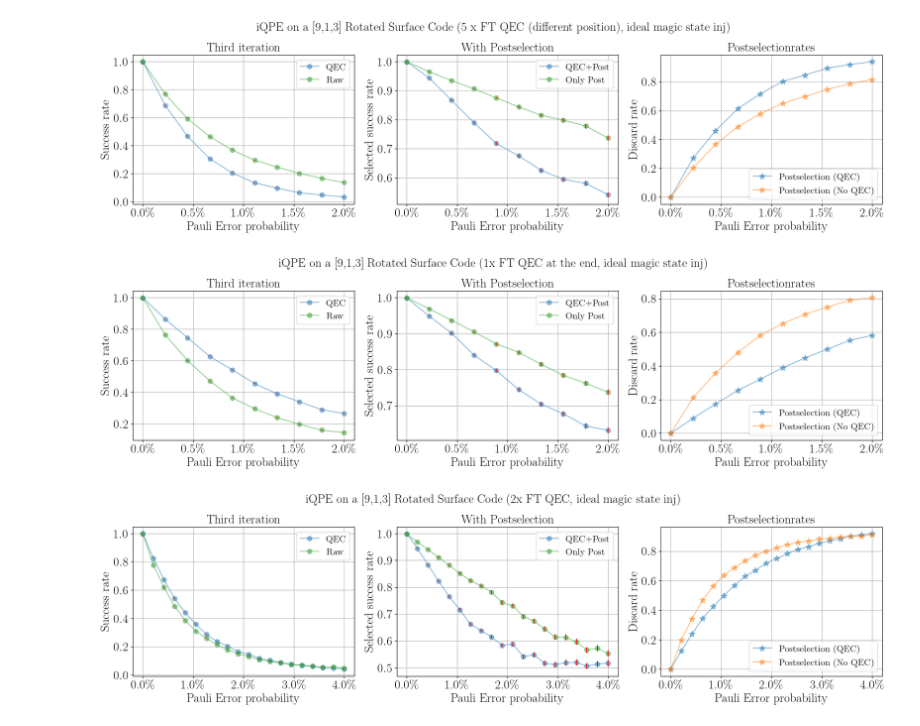
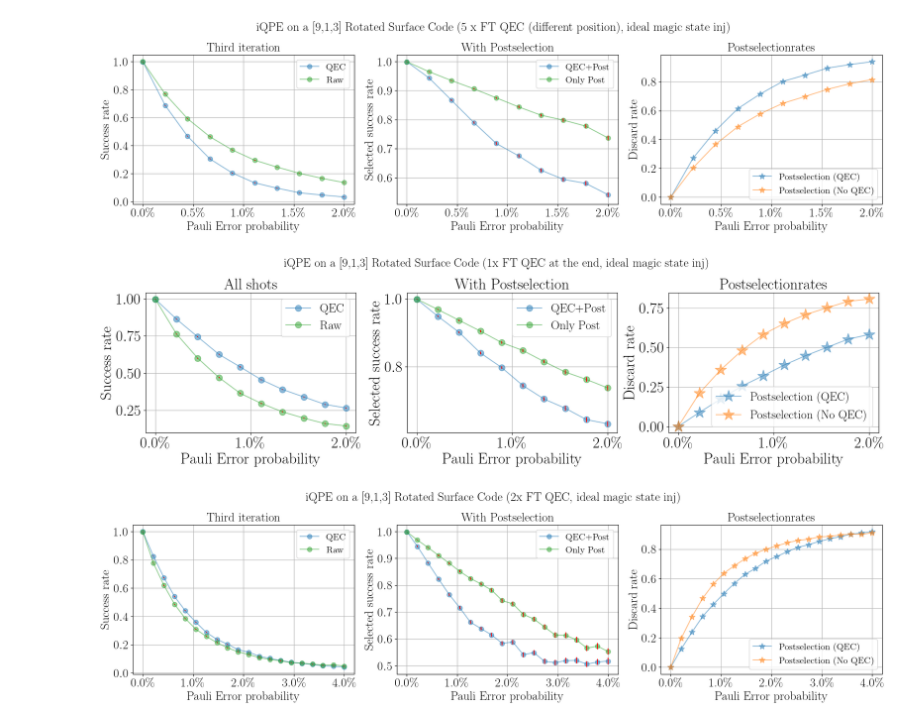
Before and after one commit to RicemanBoy/Bachelor, a Jupyter notebook: HPC/plot_FT_RotSurf.ipynb, the cells around one changed output. Saved outputs shown, nothing was run; the diff lists cells and outputs as text; code cells hidden in the pictures.

```diff
--- a/HPC/plot_FT_RotSurf.ipynb
+++ b/HPC/plot_FT_RotSurf.ipynb
@@ -174,55 +174,55 @@ for i in range(len(x)):
 
 err1 = [np.sqrt((i-i**2)/20000) for i in zero_QEC]
 err2 = [np.sqrt((i-i**2)/20000) for i in zero]
 
 err3, err4 = [], []
 for i in y_PS:
     err3.append(np.sqrt((i-i**2)/(20000*(1-post[y_PS.index(i)]))))
 for i in y_no_QEC_PS:
     err4.append(np.sqrt((i-i**2)/(20000*(1-post[y_no_QEC_PS.index(i)]))))
 
 
-ax1.plot(x,zero_QEC, label="QEC", marker = ".",markersize = 15, alpha = 0.5)
+ax1.plot(x,zero_QEC, label="QEC", marker = ".",markersize = 20, alpha = 0.5)
 ax1.errorbar(x, zero_QEC, yerr=err1, ecolor="red", linestyle="")
-ax1.plot(x,zero, label="Raw", marker = ".",markersize = 15, alpha = 0.5)
+ax1.plot(x,zero, label="Raw", marker = ".",markersize = 20, alpha = 0.5)
 ax1.errorbar(x, zero, yerr=err1, ecolor="red", linestyle="")
 
-ax2.plot(x,y_PS, label="QEC+Post", marker = ".",markersize = 15, alpha = 0.5)
+ax2.plot(x,y_PS, label="QEC+Post", marker = ".",markersize = 20, alpha = 0.5)
 ax2.errorbar(x, y_PS, yerr=err3, ecolor="red", linestyle="")
-ax2.plot(x,y_no_QEC_PS, label="Only Post", marker = ".",markersize = 15, alpha = 0.5)
+ax2.plot(x,y_no_QEC_PS, label="Only Post", marker = ".",markersize = 20, alpha = 0.5)
 ax2.errorbar(x, y_no_QEC_PS, yerr=err4, ecolor="red", linestyle="")
 
-ax4.plot(x, post_QEC, label="Postselection (QEC)", marker = "*",markersize = 10, alpha = 0.5)
-ax4.plot(x, post, label="Postselection (No QEC)", marker = "*",markersize = 10, alpha = 0.5)
+ax4.plot(x, post_QEC, label="Postselection (QEC)", marker = "*",markersize = 20, alpha = 0.5)
+ax4.plot(x, post, label="Postselection (No QEC)", marker = "*",markersize = 20, alpha = 0.5)
 
 #ax1.set_title("1st iteration of iQPE on the [12, 2, 4] Carbon Code", fontsize=20)
-ax1.set_title("Third iteration", fontsize=20)
-ax2.set_title("With Postselection", fontsize=20)
+ax1.set_title("All shots", fontsize=25)
+ax2.set_title("With Postselection", fontsize=25)
 #ax3.set_title("Layerwise improvement", fontsize=20)
-ax4.set_title("Postselectionrates", fontsize=20)
-ax1.set_xlabel("Pauli Error probability", fontsize=20)
-ax2.set_xlabel("Pauli Error probability", fontsize=20)
+ax4.set_title("Postselectionrates", fontsize=25)
+ax1.set_xlabel("Pauli Error probability", fontsize=25)
+ax2.set_xlabel("Pauli Error probability", fontsize=25)
 #ax3.set_xlabel("Pauli Error probability", fontsize=20)
-ax4.set_xlabel("Pauli Error probability", fontsize=20)
-ax1.set_ylabel("Success rate", fontsize=20)
-ax2.set_ylabel("Selected success rate", fontsize=20)
+ax4.set_xlabel("Pauli Error probability", fontsize=25)
+ax1.set_ylabel("Success rate", fontsize=25)
+ax2.set_ylabel("Selected success rate", fontsize=25)
 #ax3.set_ylabel("Success rate", fontsize=20)
-ax4.set_ylabel("Discard rate", fontsize=20)
-ax1.tick_params(axis='both', which='major', labelsize=20)
-ax2.tick_params(axis='both', which='major', labelsize=20)
+ax4.set_ylabel("Discard rate", fontsize=25)
+ax1.tick_params(axis='both', which='major', labelsize=25)
+ax2.tick_params(axis='both', which='major', labelsize=25)
 #ax3.tick_params(axis='both', which='major', labelsize=20)
-ax4.tick_params(axis='both', which='major', labelsize=20)
+ax4.tick_params(axis='both', which='major', labelsize=25)
 ax1.grid(), ax2.grid(), ax4.grid()
-ax1.legend(fontsize=15)
-ax2.legend(fontsize=15)
+ax1.legend(fontsize=20)
+ax2.legend(fontsize=20)
 #ax3.legend(fontsize=15)
-ax4.legend(fontsize=15)
+ax4.legend(fontsize=20)
 fig.suptitle('iQPE on a [9,1,3] Rotated Surface Code (1x FT QEC at the end, ideal magic state inj)', fontsize=20)
 plt.tight_layout()
 plt.savefig("Figures/FTRotSurf3.png", dpi = 200)
 plt.show()
 # %% [output]
-[figure, old version]
+[figure, new version]
 # %%
 x,zero,one,post,zero_QEC,one_QEC,post_QEC = np.loadtxt("text/FTRotSurf_3rd_d.txt", delimiter = ",")       #zweimal qec, in CU und am Ende einmal jeweils
 
```
Also changed, not shown: 6 other files.
